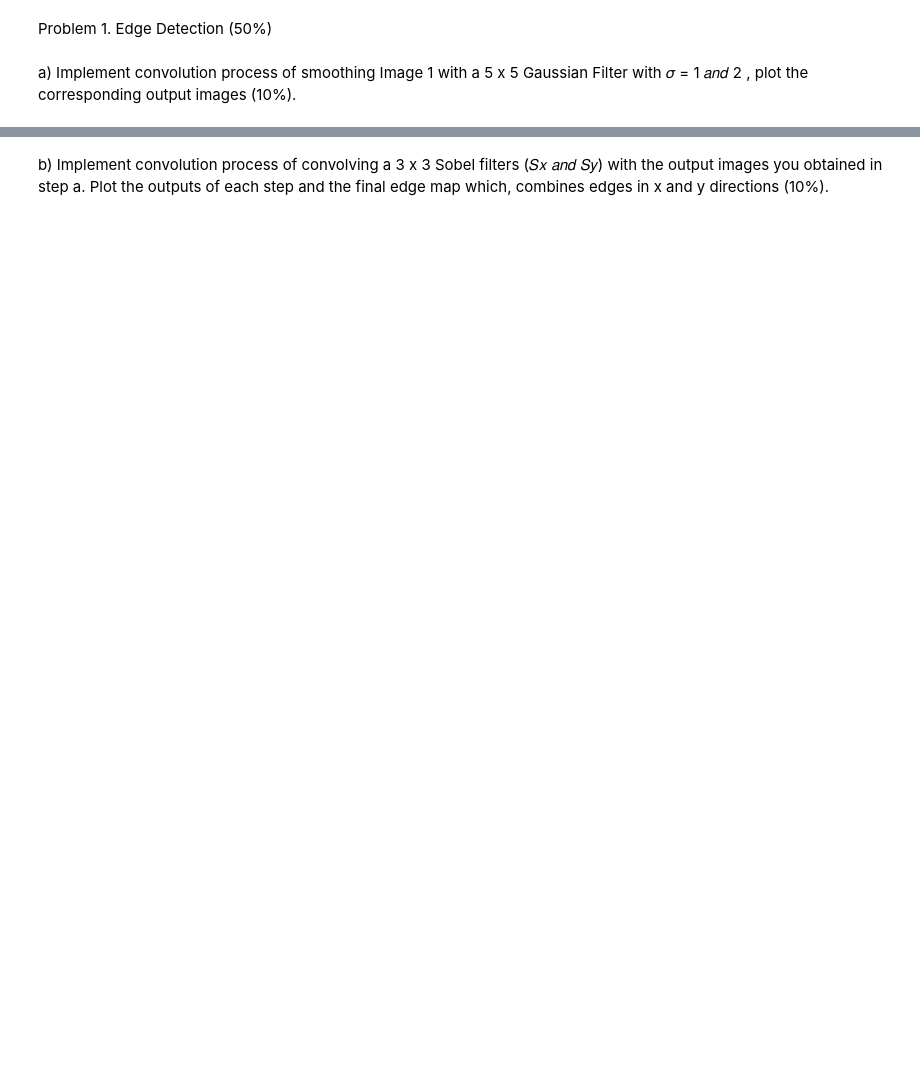
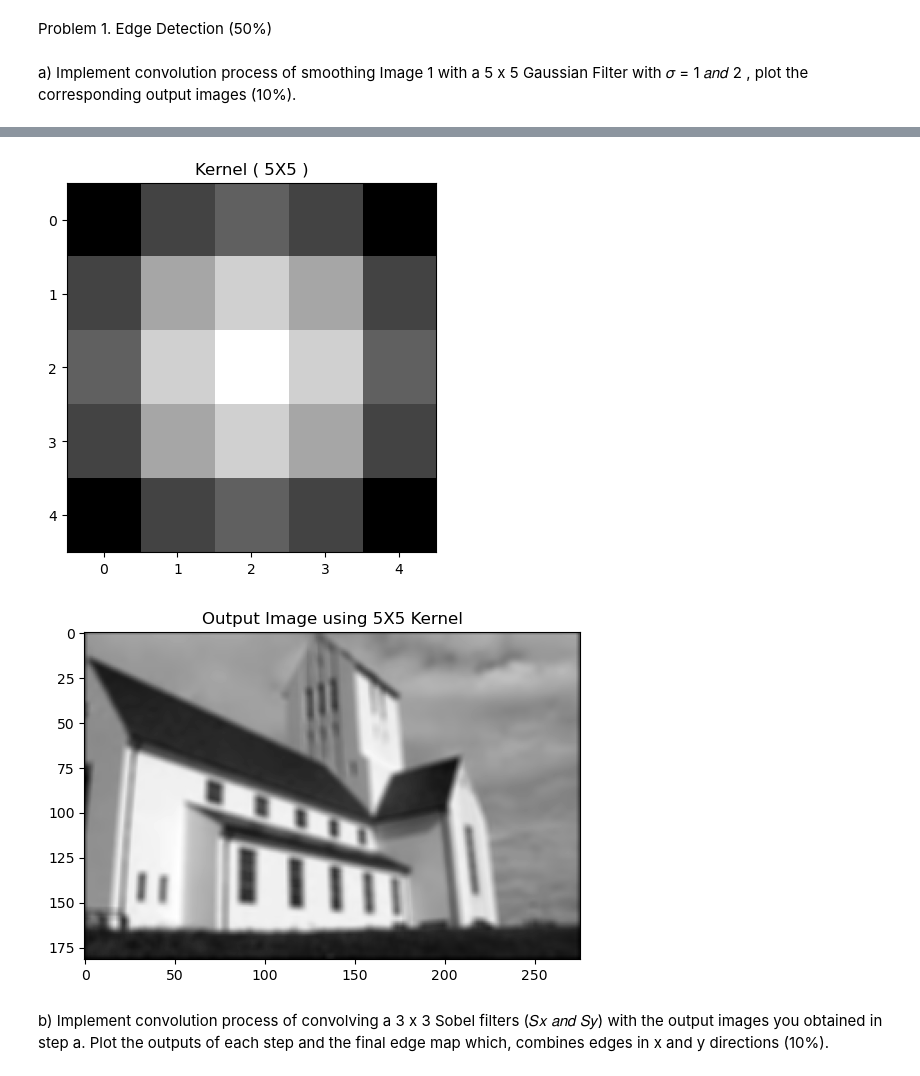
Before and after one commit to aabusha3/Convolution-Edge-and-Corner-Detection_CS4442-3, a Jupyter notebook: assignment3_AbuShawarib_Ahmad.ipynb, the cells around one changed output, grey strips where cells are left out. Cells and saved outputs as stored; diff of their text form; code cells hidden in the pictures; blank space fills up the shorter version.

```diff
--- a/assignment3_AbuShawarib_Ahmad.ipynb
+++ b/assignment3_AbuShawarib_Ahmad.ipynb
@@ -101,2 +99,14 @@ if __name__ == '__main__':
+# %%
+Guas2 = gaussian_kernel(5, 2)
+plt.imshow(Guas2, interpolation='none', cmap='gray')
+plt.title("Kernel ( {}X{} )".format(5, 5))
+plt.show()
+Guas_img2 = convolution(img, Guas2, average=True)
+plt.imshow(Guas_img2, cmap='gray')
+plt.title("Output Image using {}X{} Kernel".format(Guas2.shape[0], Guas2.shape[1]))
+plt.show()
+# %% [output]
+[figure, added]
+[figure, added]
 # %% [markdown]
 b) Implement convolution process of convolving a 3 x 3 Sobel filters (𝑆𝑥 𝑎𝑛𝑑 𝑆𝑦) with the output images you obtained in step a. Plot the outputs of each step and the final edge map which, combines edges in x and y directions (10%).
```
Also changed, not shown: parts of 10 cells of this notebook.
